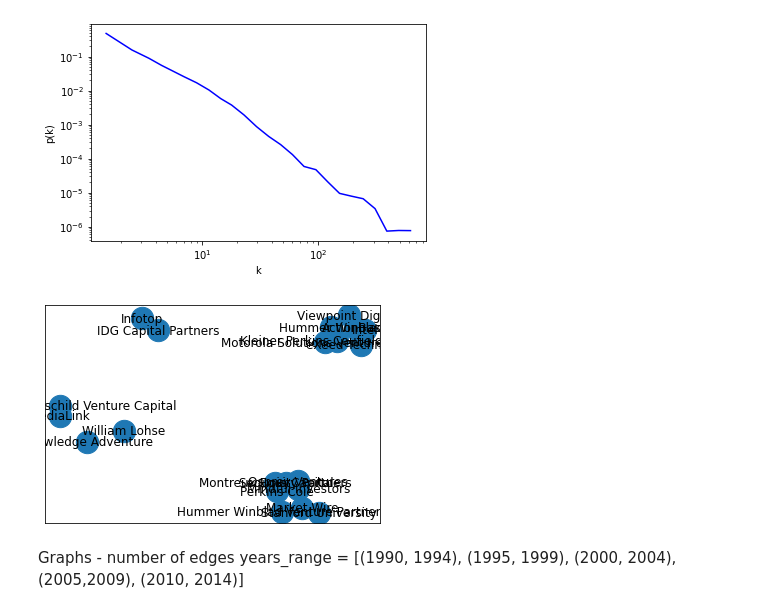
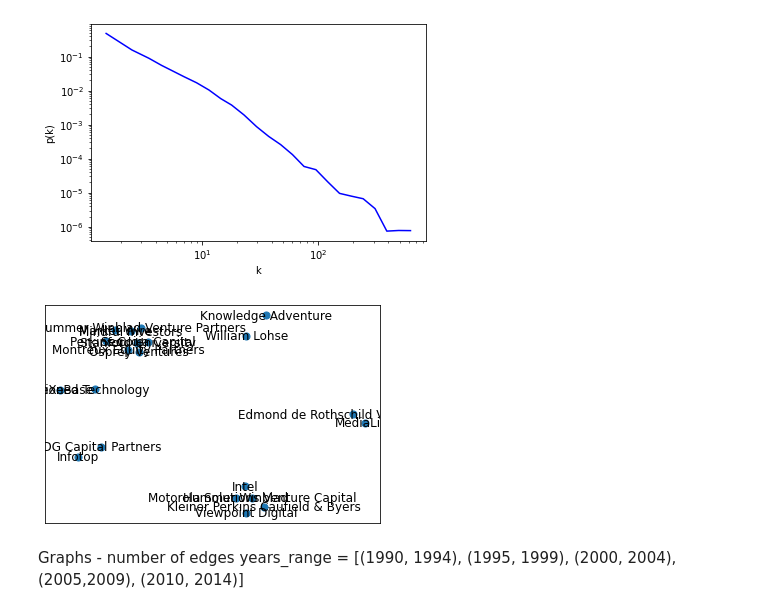
Before and after one commit to omeryefet/Complex_Networks, a Jupyter notebook: Project2022.ipynb, the cells around one changed output. Drawn from its saved outputs; the diff is of its cells as text; code cells hidden in the pictures.

```diff
--- a/Project2022.ipynb
+++ b/Project2022.ipynb
@@ -120,15 +119,15 @@ gamma= 2.512713053215986
 # %%
 # Plot directional Graph
 
 # G = nx.MultiDiGraph()
 # edges = [df_list[3]]
 G = nx.from_pandas_edgelist(df=df_list[0],source='Investor_Name',target='Company_Name',edge_attr=True,create_using=nx.MultiDiGraph())
 pos = nx.spring_layout(G)
-nx.draw_networkx_nodes(G, pos, cmap=plt.get_cmap('jet'), node_size = 500)
+nx.draw_networkx_nodes(G, pos, cmap=plt.get_cmap('jet'), node_size = 50)
 nx.draw_networkx_labels(G, pos)
 plt.show()
 # %% [output]
-[figure, old version]
+[figure, new version]
 # %% [markdown]
 Graphs - number of edges
 years_range = [(1990, 1994), (1995, 1999), (2000, 2004), (2005,2009), (2010, 2014)]
```
Also changed, not shown: parts of 3 cells of this notebook.
